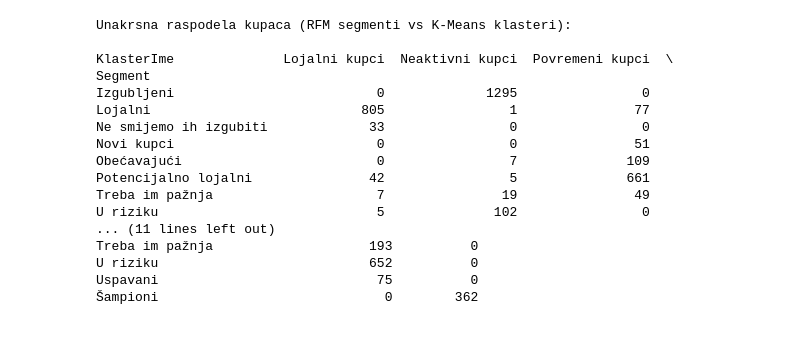
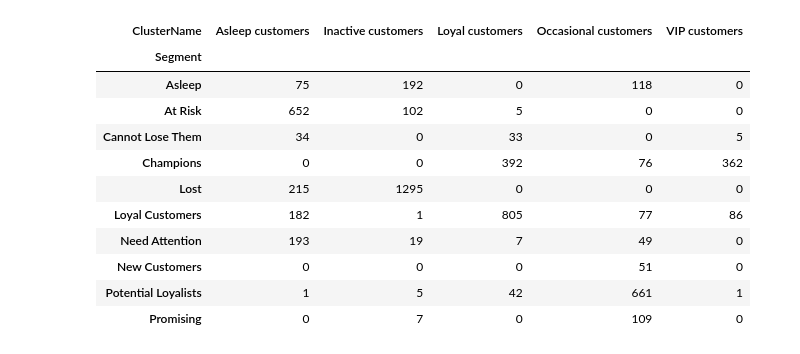
Before and after one commit to aaleksaacic/online-shop-analytics, a Jupyter notebook: notebooks/04_kmeans.ipynb, the cells around one changed output. Drawn from its saved outputs; the diff is of its cells as text; code cells hidden in the pictures.

```diff
--- a/notebooks/04_kmeans.ipynb
+++ b/notebooks/04_kmeans.ipynb
@@ -105,26 +135,25 @@ plt.show()
 # %%
 model = KMeans(n_clusters=5, random_state=42, n_init=10)
-rfm["Klaster"] = model.fit_predict(x_skalirano)
+rfm["Cluster"] = model.fit_predict(x_scaled)
 
 cluster_map = {
-    0: "Neaktivni kupci",
-    1: "Lojalni kupci",
-    2: "VIP kupci",
-    3: "Uspavani kupci",
-    4: "Povremeni kupci"
+    0: "Inactive customers",
+    1: "Loyal customers",
+    2: "VIP customers",
+    3: "Asleep customers",
+    4: "Occasional customers"
 }
-rfm["KlasterIme"] = rfm["Klaster"].map(cluster_map)
+rfm["ClusterName"] = rfm["Cluster"].map(cluster_map)
 
-profil = rfm.groupby("KlasterIme").agg(
-    Kupaca=("CustomerID", "count"),
+profile = rfm.groupby("ClusterName").agg(
+    Customers=("CustomerID", "count"),
     Recency=("Recency", "mean"),
     Frequency=("Frequency", "mean"),
     Monetary=("Monetary", "mean"),
-    Prihod=("Monetary", "sum"))
+    Revenue=("Monetary", "sum"))
 
-profil["% kupaca"] = (profil["Kupaca"] / profil["Kupaca"].sum() * 100).round(1)
-profil["% prihoda"] = (profil["Prihod"] / profil["Prihod"].sum() * 100).round(1)
+profile["% customers"] = (profile["Customers"] / profile["Customers"].sum() * 100).round(1)
+profile["% revenue"] = (profile["Revenue"] / profile["Revenue"].sum() * 100).round(1)
 
-print("Profil K-Means klastera:")
-print(profil.round(1).sort_values("% prihoda", ascending=False))
+profile.round(1).sort_values("% revenue", ascending=False)
 # %% [output]
@@ -236,23 +280,17 @@ plt.show()
 # %%
-crosstab = pd.crosstab(rfm["Segment"], rfm["KlasterIme"])
-print("Unakrsna raspodela kupaca (RFM segmenti vs K-Means klasteri):\n")
-print(crosstab)
+crosstab = pd.crosstab(rfm["Segment"], rfm["ClusterName"])
+crosstab
 # %% [output]
-Unakrsna raspodela kupaca (RFM segmenti vs K-Means klasteri):
-
-KlasterIme              Lojalni kupci  Neaktivni kupci  Povremeni kupci  \
-Segment
-Izgubljeni                          0             1295                0
-Lojalni                           805                1               77
-Ne smijemo ih izgubiti             33                0                0
-Novi kupci                          0                0               51
-Obećavajući                         0                7              109
-Potencijalno lojalni               42                5              661
-Treba im pažnja                     7               19               49
-U riziku                            5              102                0
-... (11 lines left out)
-Treba im pažnja                    193          0
-U riziku                           652          0
-Uspavani                            75          0
-Šampioni                             0        362
+| ClusterName | Asleep customers | Inactive customers | Loyal customers | Occasional customers | VIP customers |
+| Segment |  |  |  |  |  |
+| Asleep | 75 | 192 | 0 | 118 | 0 |
+| At Risk | 652 | 102 | 5 | 0 | 0 |
+| Cannot Lose Them | 34 | 0 | 33 | 0 | 5 |
+| Champions | 0 | 0 | 392 | 76 | 362 |
+| Lost | 215 | 1295 | 0 | 0 | 0 |
+| Loyal Customers | 182 | 1 | 805 | 77 | 86 |
+| Need Attention | 193 | 19 | 7 | 49 | 0 |
+| New Customers | 0 | 0 | 0 | 51 | 0 |
+| Potential Loyalists | 1 | 5 | 42 | 661 | 1 |
+| Promising | 0 | 7 | 0 | 109 | 0 |
 # %%
```
Also changed, not shown: parts of 15 cells of this notebook, 2 other files.
